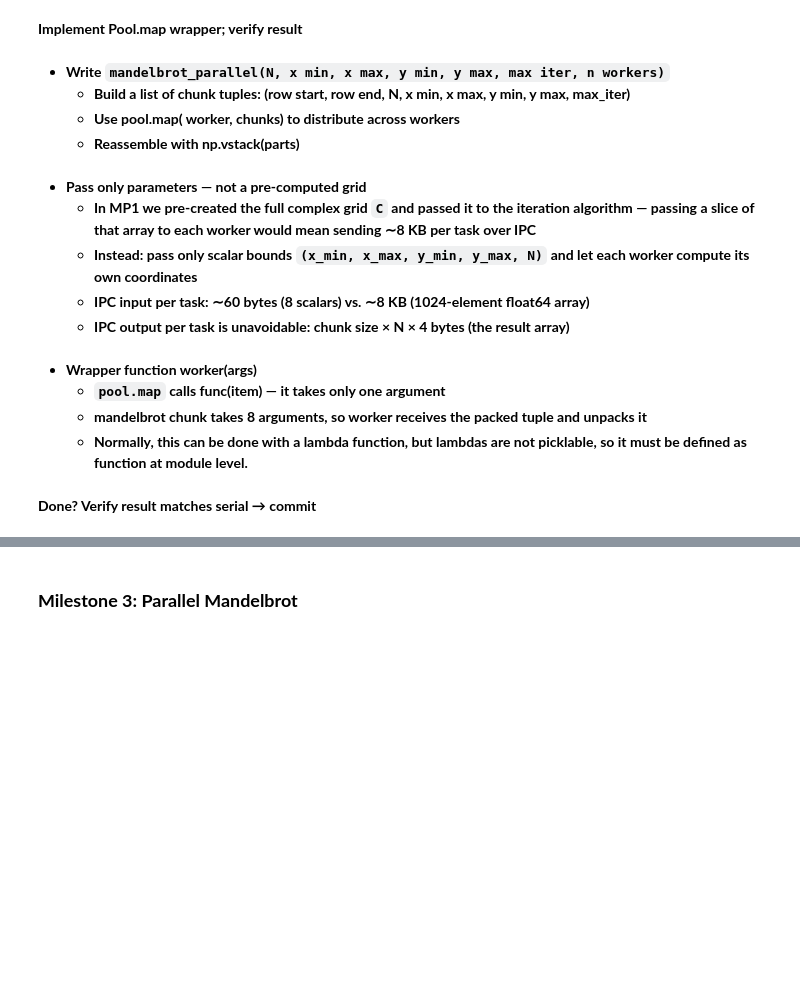
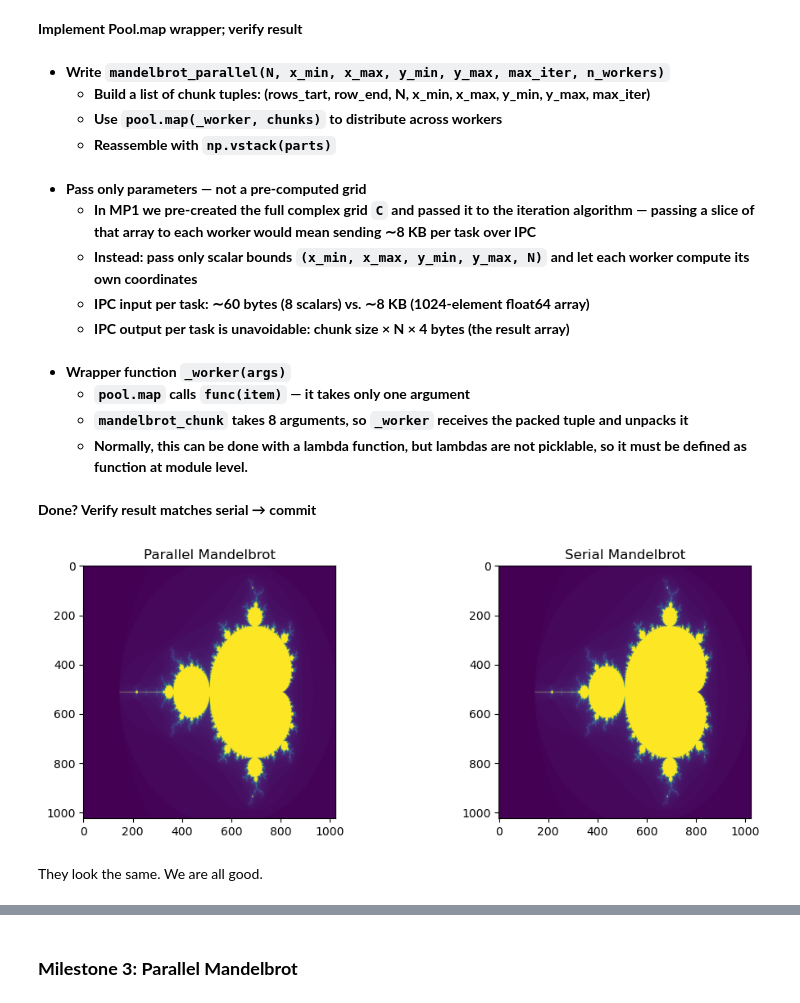
Before and after one commit to NDS8-TCP/nsc-mikkel, a Jupyter notebook: l04_exercises.ipynb, the cells around one changed output, grey strips where cells are left out. Saved outputs shown, nothing was run; the diff lists cells and outputs as text; code cells hidden in the pictures; blank space fills up the shorter version.

```diff
--- a/l04_exercises.ipynb
+++ b/l04_exercises.ipynb
@@ -415,20 +415,35 @@ def mandelbrot_parallel(N, x_min, x_max, y_min, y_max,
 if __name__ == '__main__':
     result = mandelbrot_parallel(1024, -2.5, 1.0, -1.25, 1.25, n_workers=4)
 # %% [markdown]
-- **Write `mandelbrot_parallel(N, x min, x max, y min, y max, max iter, n workers)`**
-    - **Build a list of chunk tuples: (row start, row end, N, x min, x max, y min, y max, max_iter)**
-    - **Use pool.map( worker, chunks) to distribute across workers**
-    - **Reassemble with np.vstack(parts)**
+- ****Write** `mandelbrot_parallel(N, x_min, x_max, y_min, y_max, max_iter, n_workers)`**
+    - **Build a list of chunk tuples: (rows_tart, row_end, N, x_min, x_max, y_min, y_max, max_iter)**
+    - **Use `pool.map(_worker, chunks)` to distribute across workers**
+    - **Reassemble with `np.vstack(parts)`**
 # %% [markdown]
-- **Pass only parameters — not a pre-computed grid**
+- ****Pass only parameters — not a pre-computed grid****
     - **In MP1 we pre-created the full complex grid `C` and passed it to the iteration algorithm — passing a slice of that array to each worker would mean sending ∼8 KB per task over IPC**
     - **Instead: pass only scalar bounds `(x_min, x_max, y_min, y_max, N)` and let each worker compute its own coordinates**
     - **IPC input per task: ∼60 bytes (8 scalars) vs. ∼8 KB (1024-element float64 array)**
     - **IPC output per task is unavoidable: chunk size × N × 4 bytes (the result array)**
 # %% [markdown]
-- **Wrapper function worker(args)**
-    - **`pool.map` calls func(item) — it takes only one argument**
-    - **mandelbrot chunk takes 8 arguments, so worker receives the packed tuple and unpacks it**
+- ****Wrapper function** `_worker(args)`**
+    - **`pool.map` calls `func(item)` — it takes only one argument**
+    - **`mandelbrot_chunk` takes 8 arguments, so `_worker` receives the packed tuple and unpacks it**
     - **Normally, this can be done with a lambda function, but lambdas are not picklable, so it must be defined as function at module level.**
 # %% [markdown]
 ****Done?** Verify result matches serial → commit**
+# %%
+result_serial = mandelbrot_serial(1024, -2.5, 1.0, -1.25, 1.25)
+# Note that the x_min has changed in the slides.
+# That is why the imamge looks a bit squeezed
+
+fig, axes = plt.subplots(1, 2, figsize=(12, 4))
+axes[0].imshow(result)
+axes[0].set_title("Parallel Mandelbrot")
+axes[1].imshow(result_serial)
+axes[1].set_title("Serial Mandelbrot")
+plt.show()
+# %% [output]
+[figure, added]
+# %% [markdown]
+They look the same. We are all good.
```
Also changed, not shown: parts of 1 cell of this notebook.
